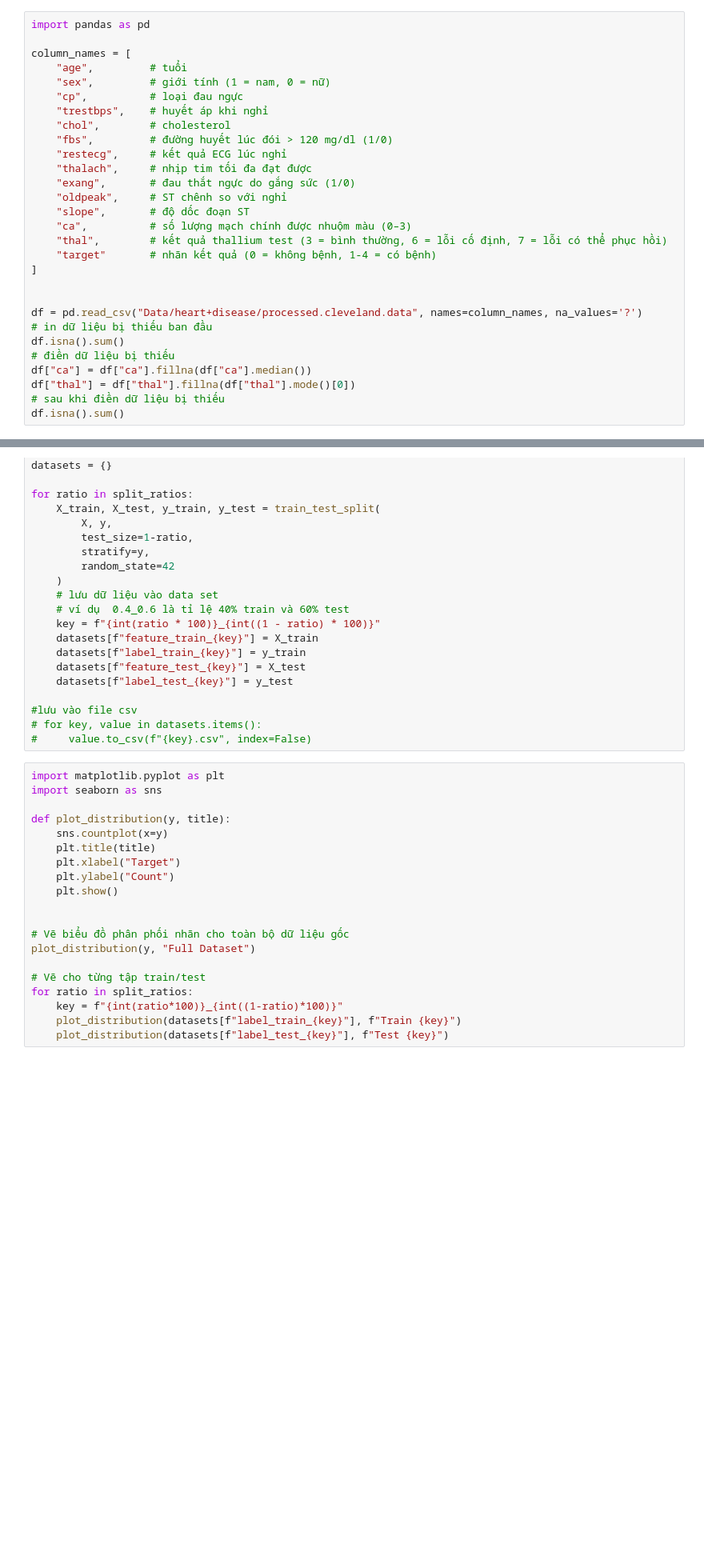
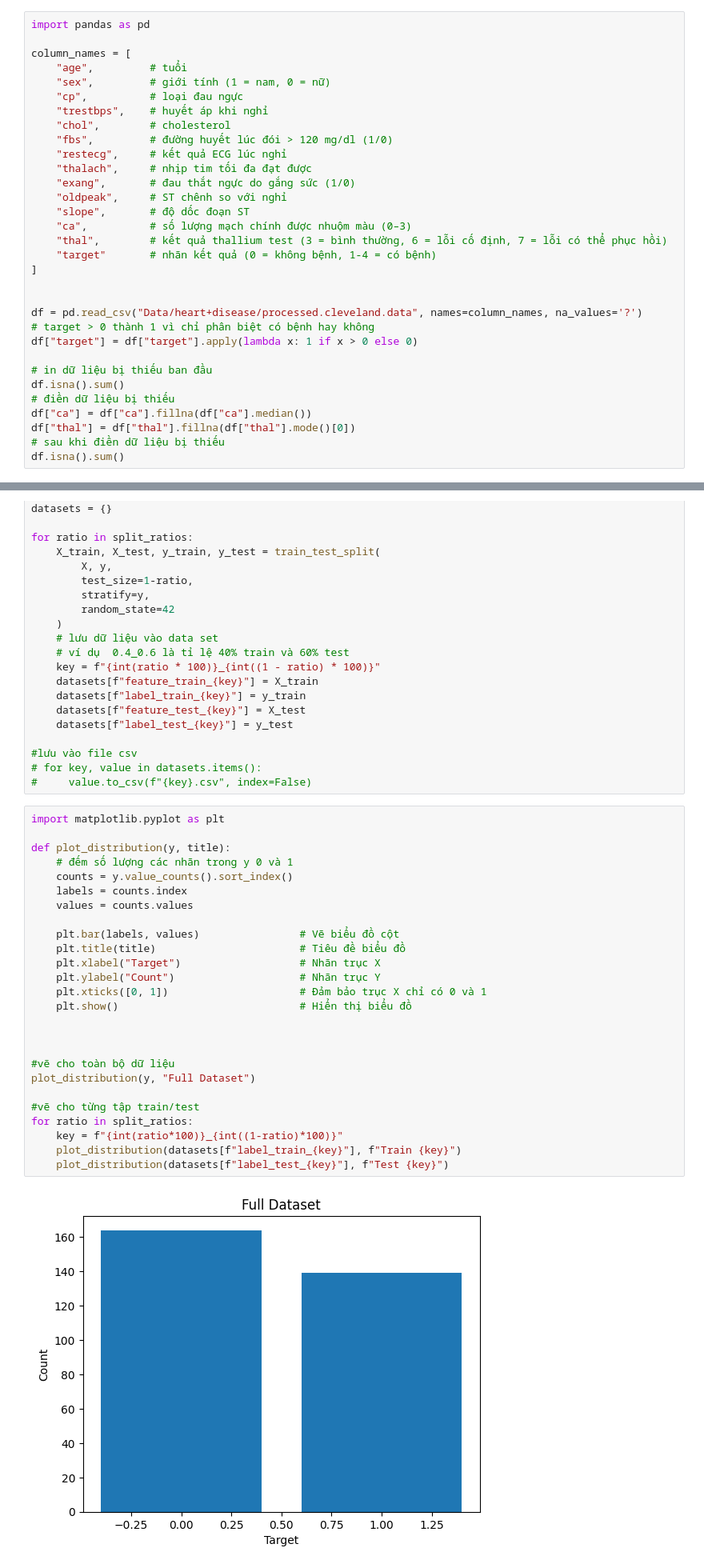
Before and after one commit to lazymingg/introAi-decision-tree, a Jupyter notebook: main.ipynb, the cells around one changed output, grey strips where cells are left out. Shown at 80% size. Saved outputs shown, nothing was run; the diff lists cells and outputs as text; blank space fills up the shorter version.

```diff
--- a/main.ipynb
+++ b/main.ipynb
@@ -38,6 +38,9 @@ column_names = [
 
 
 df = pd.read_csv("Data/heart+disease/processed.cleveland.data", names=column_names, na_values='?')
+# target > 0 thành 1 vì chỉ phân biệt có bệnh hay không
+df["target"] = df["target"].apply(lambda x: 1 if x > 0 else 0)
+
 # in dữ liệu bị thiếu ban đầu
 df.isna().sum()
 # điền dữ liệu bị thiếu
@@ -95,21 +98,29 @@ for ratio in split_ratios:
 #     value.to_csv(f"{key}.csv", index=False)
 # %%
 import matplotlib.pyplot as plt
-import seaborn as sns
 
 def plot_distribution(y, title):
-    sns.countplot(x=y)
-    plt.title(title)
-    plt.xlabel("Target")
-    plt.ylabel("Count")
-    plt.show()
+    # đếm số lượng các nhãn trong y 0 và 1
+    counts = y.value_counts().sort_index()
+    labels = counts.index
+    values = counts.values
+
+    plt.bar(labels, values)                # Vẽ biểu đồ cột
+    plt.title(title)                       # Tiêu đề biểu đồ
+    plt.xlabel("Target")                   # Nhãn trục X
+    plt.ylabel("Count")                    # Nhãn trục Y
+    plt.xticks([0, 1])                     # Đảm bảo trục X chỉ có 0 và 1
+    plt.show()                             # Hiển thị biểu đồ
 
 
-# Vẽ biểu đồ phân phối nhãn cho toàn bộ dữ liệu gốc
+
+#vẽ cho toàn bộ dữ liệu
 plot_distribution(y, "Full Dataset")
 
-# Vẽ cho từng tập train/test
+#vẽ cho từng tập train/test
 for ratio in split_ratios:
     key = f"{int(ratio*100)}_{int((1-ratio)*100)}"
     plot_distribution(datasets[f"label_train_{key}"], f"Train {key}")
     plot_distribution(datasets[f"label_test_{key}"], f"Test {key}")
+# %% [output]
+[figure, added]
```
Also changed, not shown: parts of 1 cell of this notebook.
